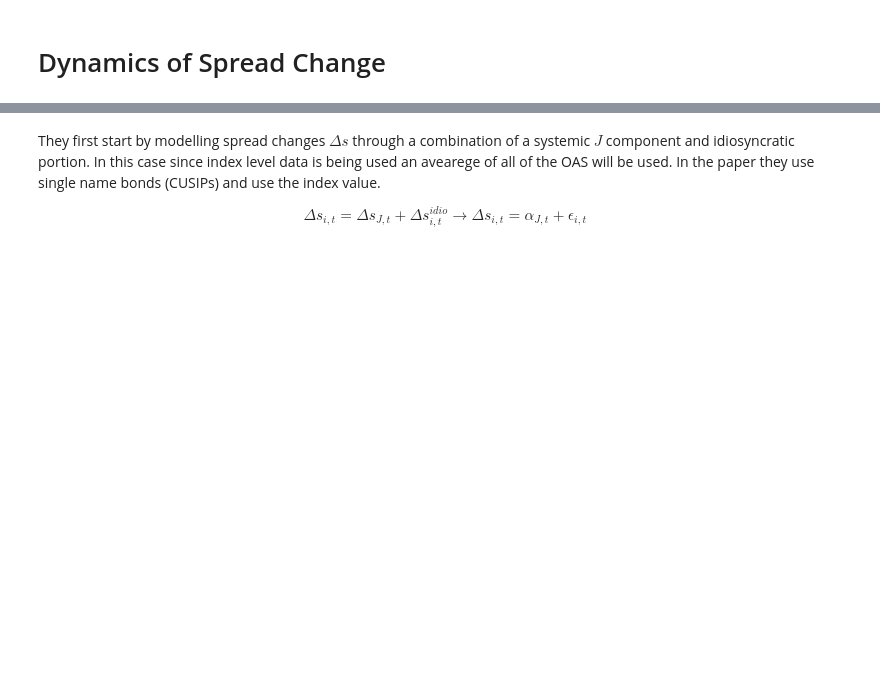
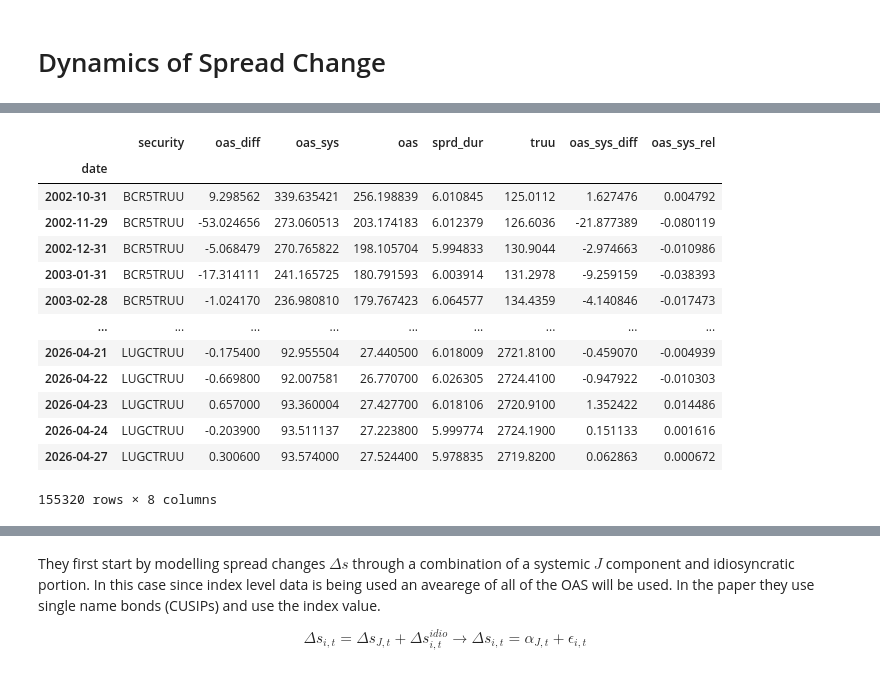
Before and after one commit to diegodalvarez/CreditSpread, a Jupyter notebook: notebooks/1DurationTimeSpread.ipynb, the cells around one changed output, grey strips where cells are left out. Drawn from its saved outputs; the diff is of its cells as text; code cells hidden in the pictures; blank space fills up the shorter version.

```diff
--- a/notebooks/1DurationTimeSpread.ipynb
+++ b/notebooks/1DurationTimeSpread.ipynb
@@ -188,9 +188,10 @@ plt.show()
 # %% [markdown]
 # Dynamics of Spread Change
 # %%
-df_oas_diff = (df_oas
+df_oas_diff = (df_sliced
+    [["date", "security", "oas"]]
+    .set_index("date")
     .groupby("security")
     .apply(lambda x: x.sort_index().oas.diff())
     .to_frame(name = "oas_diff")
-    .reset_index()
-    .dropna())
+    .reset_index())
@@ -203,0 +198,21 @@ df_oas_sys = (df_oas_diff
+# %%
+df_oas_sys_diff = (df_oas_diff
+    .drop(columns = ["security"])
+    .groupby("date")
+    .agg("mean")
+    .rename(columns = {"oas_diff": "oas_sys_diff"})
+    .reset_index())
+
+df_oas_sys = (df_sliced
+    [["date", "oas"]]
+    .groupby("date")
+    .agg("mean")
+    .rename(columns = {"oas": "oas_sys"}))
+# %%
+df_setup = (df_oas_diff
+    .merge(right = df_oas_sys,      how = "inner", on = ["date"])
+    .merge(right = df_sliced,       how = "inner", on = ["date", "security"])
+    .merge(right = df_oas_sys_diff, how = "inner", on = ["date"])
+    .dropna()
+    .set_index("date")
+    .assign(oas_sys_rel = lambda x: x.oas_sys_diff / x.oas_sys))
@@ -203,0 +231,18 @@ df_oas_sys = (df_oas_diff
+# %%
+(df_setup
+    .)
+# %% [output]
+|  | security | oas_diff | oas_sys | oas | sprd_dur | truu | oas_sys_diff | oas_sys_rel |
+| date |  |  |  |  |  |  |  |  |
+| 2002-10-31 | BCR5TRUU | 9.298562 | 339.635421 | 256.198839 | 6.010845 | 125.0112 | 1.627476 | 0.004792 |
+| 2002-11-29 | BCR5TRUU | -53.024656 | 273.060513 | 203.174183 | 6.012379 | 126.6036 | -21.877389 | -0.080119 |
+| 2002-12-31 | BCR5TRUU | -5.068479 | 270.765822 | 198.105704 | 5.994833 | 130.9044 | -2.974663 | -0.010986 |
+| 2003-01-31 | BCR5TRUU | -17.314111 | 241.165725 | 180.791593 | 6.003914 | 131.2978 | -9.259159 | -0.038393 |
+| 2003-02-28 | BCR5TRUU | -1.024170 | 236.980810 | 179.767423 | 6.064577 | 134.4359 | -4.140846 | -0.017473 |
+| ... | ... | ... | ... | ... | ... | ... | ... | ... |
+| 2026-04-21 | LUGCTRUU | -0.175400 | 92.955504 | 27.440500 | 6.018009 | 2721.8100 | -0.459070 | -0.004939 |
+| 2026-04-22 | LUGCTRUU | -0.669800 | 92.007581 | 26.770700 | 6.026305 | 2724.4100 | -0.947922 | -0.010303 |
+| 2026-04-23 | LUGCTRUU | 0.657000 | 93.360004 | 27.427700 | 6.018106 | 2720.9100 | 1.352422 | 0.014486 |
+| 2026-04-24 | LUGCTRUU | -0.203900 | 93.511137 | 27.223800 | 5.999774 | 2724.1900 | 0.151133 | 0.001616 |
+| 2026-04-27 | LUGCTRUU | 0.300600 | 93.574000 | 27.524400 | 5.978835 | 2719.8200 | 0.062863 | 0.000672 |
+155320 rows × 8 columns
```
Also changed, not shown: parts of 9 cells of this notebook.
